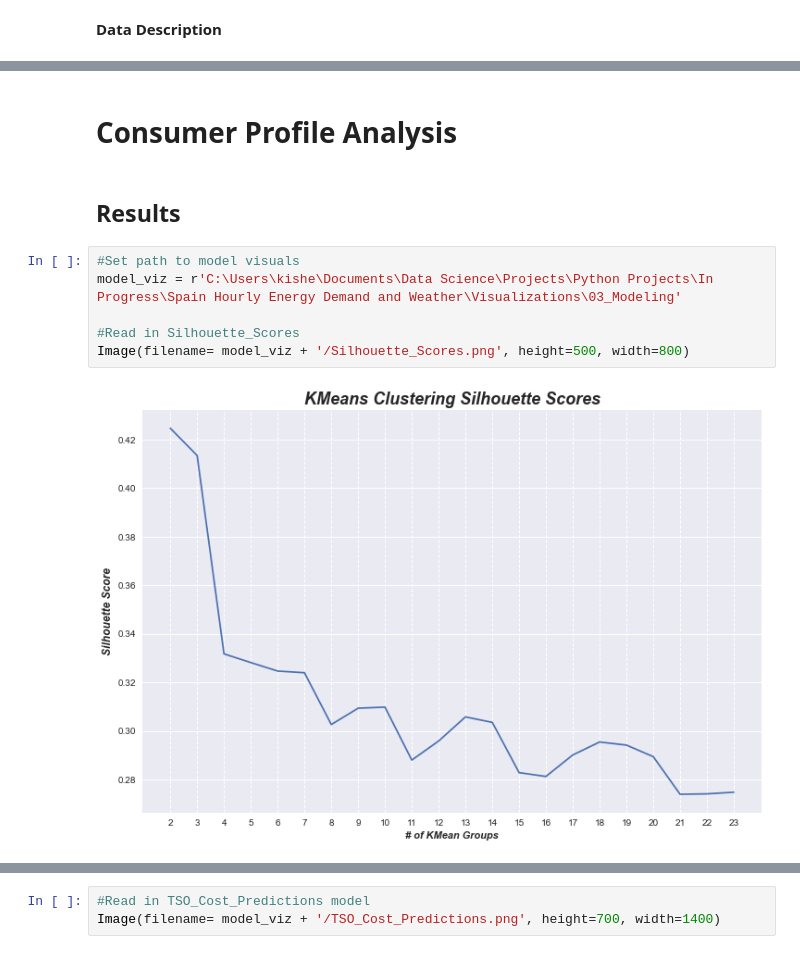
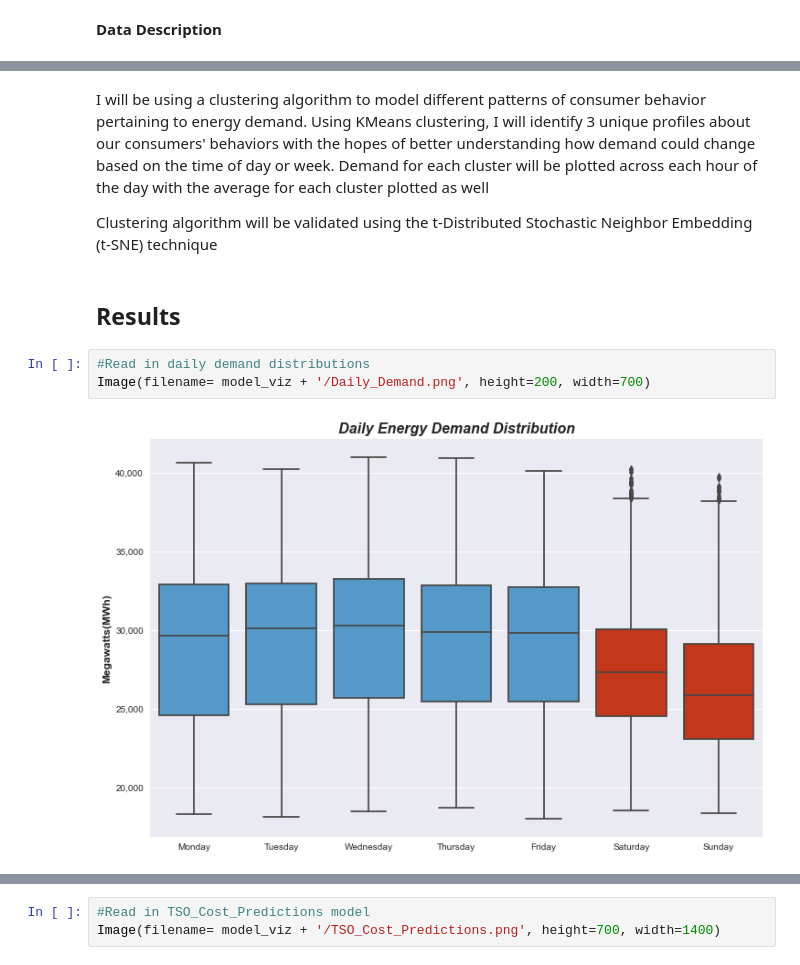
Before and after one commit to KishenSharma6/SpainEnergyAnalysis, a Jupyter notebook: Final_Report.ipynb, the cells around one changed output, grey strips where cells are left out. Drawn from its saved outputs; the diff is of its cells as text.

```diff
--- a/Final_Report.ipynb
+++ b/Final_Report.ipynb
@@ -124,14 +117,13 @@ I will be creating a univariate deep learning(LSTM) model to better predict cons
-# %% [markdown]
-# Consumer Profile Analysis
+# %% [markdown]
+I will be using a clustering algorithm to model different patterns of consumer behavior pertaining to energy demand. Using KMeans clustering, I will identify 3 unique profiles about our consumers' behaviors with the hopes of better understanding how demand could change based on the time of day or week. Demand for each cluster will be plotted across each hour of the day with the average for each cluster plotted as well
+
+Clustering algorithm will be validated using the t-Distributed Stochastic Neighbor Embedding (t-SNE) technique
 # %% [markdown]
 ## Results
-# %%
-#Set path to model visuals
-model_viz = r'C:\Users\kishe\Documents\Data Science\Projects\Python Projects\In Progress\Spain Hourly Energy Demand and Weather\Visualizations\03_Modeling'
-
-#Read in Silhouette_Scores
-Image(filename= model_viz + '/Silhouette_Scores.png', height=500, width=800)
-# %% [output]
-[figure, removed]
+# %%
+#Read in daily demand distributions
+Image(filename= model_viz + '/Daily_Demand.png', height=200, width=700)
+# %% [output]
+[figure, added]
 # %%
 #Read in Silhouette_Scores
```
Also changed, not shown: parts of 35 cells of this notebook.
